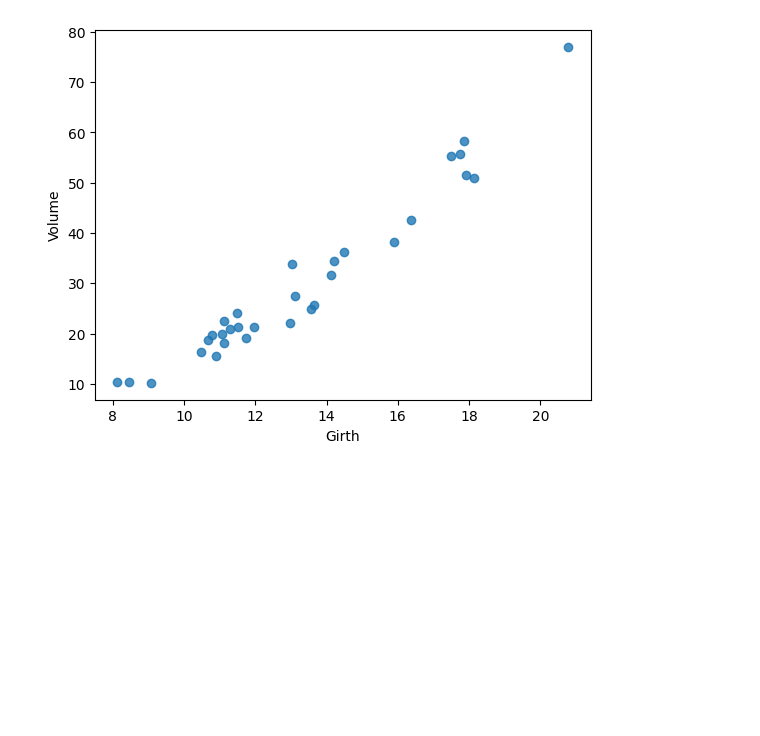
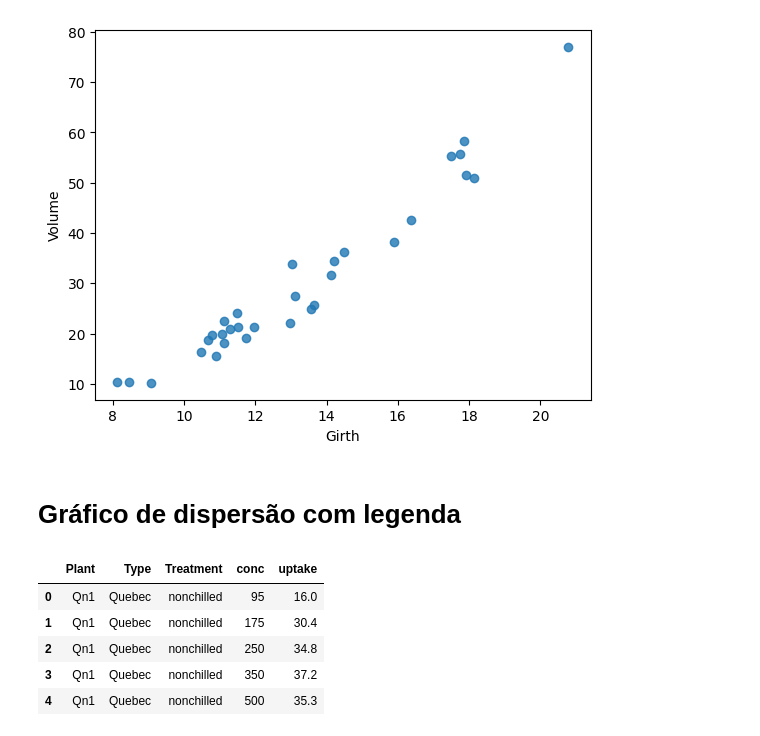
Before and after one commit to EnnioSantos/Graficos-com-Python, a Jupyter notebook: 3_Grafico_de_Dispersão.ipynb, the cells around one changed output. Drawn from its saved outputs; the diff is of its cells as text; code cells hidden in the pictures; blank space fills up the shorter version.

```diff
--- a/3_Grafico_de_Dispersão.ipynb
+++ b/3_Grafico_de_Dispersão.ipynb
@@ -43,3 +43,15 @@ sns.regplot(x=base.Girth,y=base.Volume, data = base, x_jitter = 0.3, fit_reg = F
 # %% [output]
 <Axes: xlabel='Girth', ylabel='Volume'>
 [figure]
+# %% [markdown]
+# Gráfico de dispersão com legenda
+# %%
+base2 = pd.read_csv('/content/co2.csv')
+base2.head()
+# %% [output]
+|  | Plant | Type | Treatment | conc | uptake |
+| 0 | Qn1 | Quebec | nonchilled | 95 | 16.0 |
+| 1 | Qn1 | Quebec | nonchilled | 175 | 30.4 |
+| 2 | Qn1 | Quebec | nonchilled | 250 | 34.8 |
+| 3 | Qn1 | Quebec | nonchilled | 350 | 37.2 |
+| 4 | Qn1 | Quebec | nonchilled | 500 | 35.3 |
```
Also changed, not shown: parts of 3 cells of this notebook.
